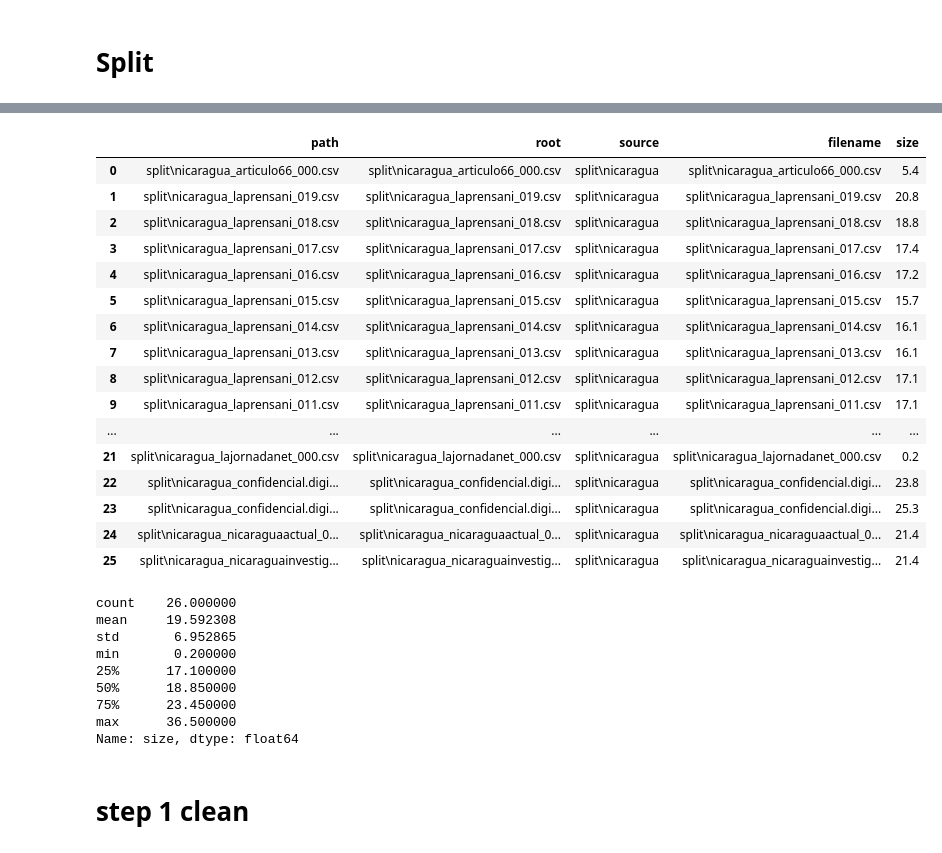
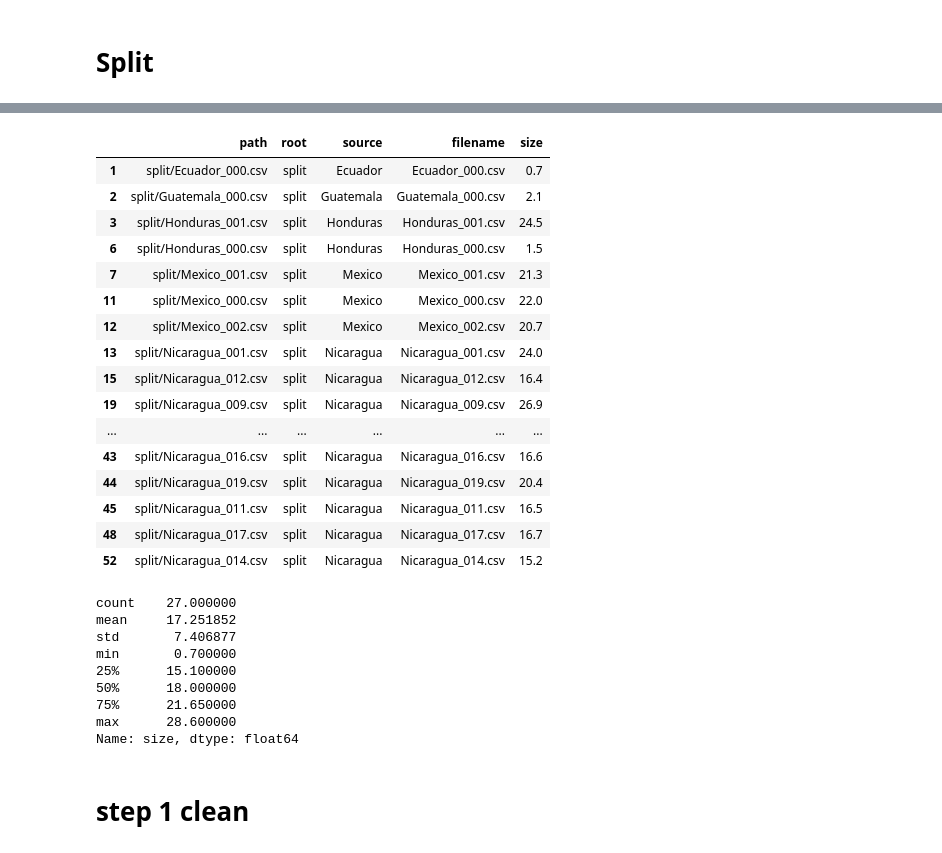
Before and after one commit to Zwd798/conflibert-spanish, a Jupyter notebook: Filter/text_filterer.ipynb, the cells around one changed output, grey strips where cells are left out. Drawn from its saved outputs; the diff is of its cells as text; code cells hidden in the pictures.

Commit message:
Repush filter

```diff
--- a/Filter/text_filterer.ipynb
+++ b/Filter/text_filterer.ipynb
@@ -253,37 +333,38 @@ NameError: name 'split_large_file' is not defined
 # %%
 # Debugging, if there are issues here, let me know.
 df = show_all_files('split')
+df = df[~df.path.str.contains('_filtered')]
 df
 # %% [output]
 |  | path | root | source | filename | size |
-| 0 | split\nicaragua_articulo66_000.csv | split\nicaragua_articulo66_000.csv | split\nicaragua | split\nicaragua_articulo66_000.csv | 5.4 |
-| 1 | split\nicaragua_laprensani_019.csv | split\nicaragua_laprensani_019.csv | split\nicaragua | split\nicaragua_laprensani_019.csv | 20.8 |
-| 2 | split\nicaragua_laprensani_018.csv | split\nicaragua_laprensani_018.csv | split\nicaragua | split\nicaragua_laprensani_018.csv | 18.8 |
-| 3 | split\nicaragua_laprensani_017.csv | split\nicaragua_laprensani_017.csv | split\nicaragua | split\nicaragua_laprensani_017.csv | 17.4 |
-| 4 | split\nicaragua_laprensani_016.csv | split\nicaragua_laprensani_016.csv | split\nicaragua | split\nicaragua_laprensani_016.csv | 17.2 |
-| 5 | split\nicaragua_laprensani_015.csv | split\nicaragua_laprensani_015.csv | split\nicaragua | split\nicaragua_laprensani_015.csv | 15.7 |
-| 6 | split\nicaragua_laprensani_014.csv | split\nicaragua_laprensani_014.csv | split\nicaragua | split\nicaragua_laprensani_014.csv | 16.1 |
-| 7 | split\nicaragua_laprensani_013.csv | split\nicaragua_laprensani_013.csv | split\nicaragua | split\nicaragua_laprensani_013.csv | 16.1 |
-| 8 | split\nicaragua_laprensani_012.csv | split\nicaragua_laprensani_012.csv | split\nicaragua | split\nicaragua_laprensani_012.csv | 17.1 |
-| 9 | split\nicaragua_laprensani_011.csv | split\nicaragua_laprensani_011.csv | split\nicaragua | split\nicaragua_laprensani_011.csv | 17.1 |
+| 1 | split/Ecuador_000.csv | split | Ecuador | Ecuador_000.csv | 0.7 |
+| 2 | split/Guatemala_000.csv | split | Guatemala | Guatemala_000.csv | 2.1 |
+| 3 | split/Honduras_001.csv | split | Honduras | Honduras_001.csv | 24.5 |
+| 6 | split/Honduras_000.csv | split | Honduras | Honduras_000.csv | 1.5 |
+| 7 | split/Mexico_001.csv | split | Mexico | Mexico_001.csv | 21.3 |
+| 11 | split/Mexico_000.csv | split | Mexico | Mexico_000.csv | 22.0 |
+| 12 | split/Mexico_002.csv | split | Mexico | Mexico_002.csv | 20.7 |
+| 13 | split/Nicaragua_001.csv | split | Nicaragua | Nicaragua_001.csv | 24.0 |
+| 15 | split/Nicaragua_012.csv | split | Nicaragua | Nicaragua_012.csv | 16.4 |
+| 19 | split/Nicaragua_009.csv | split | Nicaragua | Nicaragua_009.csv | 26.9 |
 | ... | ... | ... | ... | ... | ... |
-| 21 | split\nicaragua_lajornadanet_000.csv | split\nicaragua_lajornadanet_000.csv | split\nicaragua | split\nicaragua_lajornadanet_000.csv | 0.2 |
-| 22 | split\nicaragua_confidencial.digi... | split\nicaragua_confidencial.digi... | split\nicaragua | split\nicaragua_confidencial.digi... | 23.8 |
-| 23 | split\nicaragua_confidencial.digi... | split\nicaragua_confidencial.digi... | split\nicaragua | split\nicaragua_confidencial.digi... | 25.3 |
-| 24 | split\nicaragua_nicaraguaactual_0... | split\nicaragua_nicaraguaactual_0... | split\nicaragua | split\nicaragua_nicaraguaactual_0... | 21.4 |
-| 25 | split\nicaragua_nicaraguainvestig... | split\nicaragua_nicaraguainvestig... | split\nicaragua | split\nicaragua_nicaraguainvestig... | 21.4 |
+| 43 | split/Nicaragua_016.csv | split | Nicaragua | Nicaragua_016.csv | 16.6 |
+| 44 | split/Nicaragua_019.csv | split | Nicaragua | Nicaragua_019.csv | 20.4 |
+| 45 | split/Nicaragua_011.csv | split | Nicaragua | Nicaragua_011.csv | 16.5 |
+| 48 | split/Nicaragua_017.csv | split | Nicaragua | Nicaragua_017.csv | 16.7 |
+| 52 | split/Nicaragua_014.csv | split | Nicaragua | Nicaragua_014.csv | 15.2 |
 # %%
 # Check file sizes.
 df['size'].describe()
 # %% [output]
-count    26.000000
-mean     19.592308
-std       6.952865
-min       0.200000
-25%      17.100000
-50%      18.850000
-75%      23.450000
-max      36.500000
+count    27.000000
+mean     17.251852
+std       7.406877
+min       0.700000
+25%      15.100000
+50%      18.000000
+75%      21.650000
+max      28.600000
 Name: size, dtype: float64
 # %% [markdown]
 # step 1  clean
```
Also changed, not shown: parts of 36 cells of this notebook.
